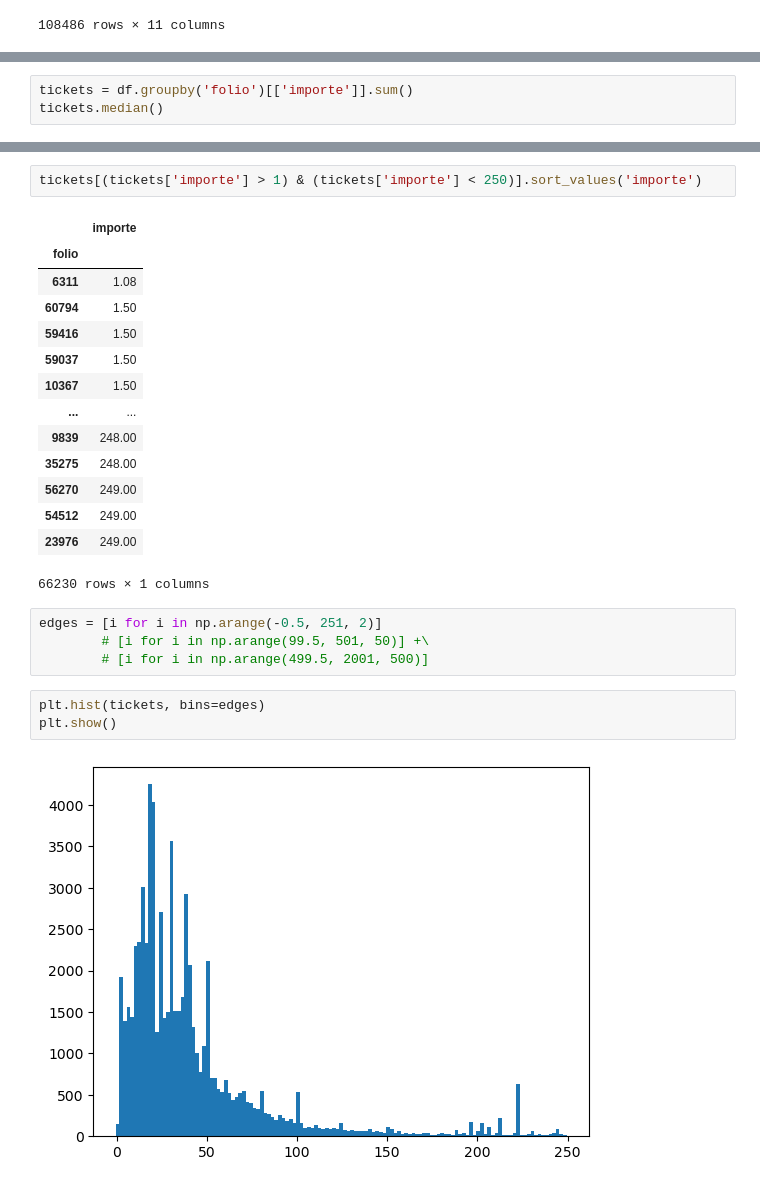
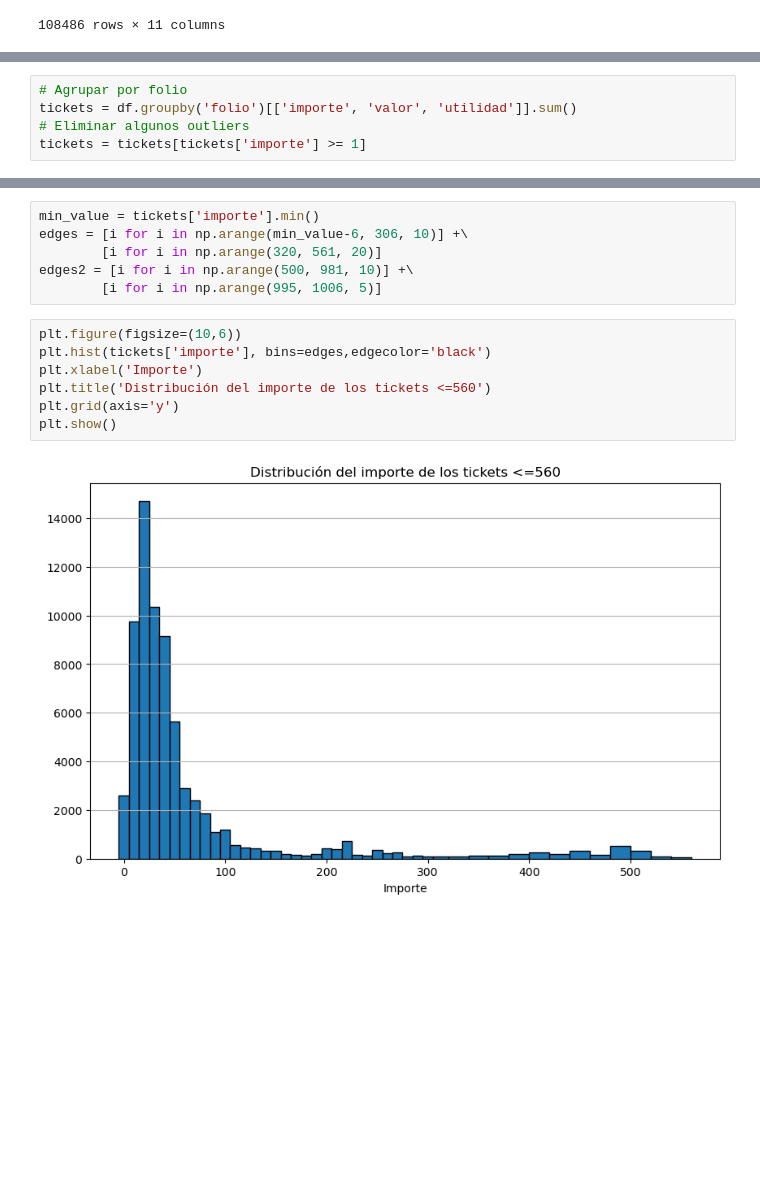
Before and after one commit to abrahambarrer/data_science-roadmap, a Jupyter notebook: tienda/icsi.ipynb, the cells around one changed output, grey strips where cells are left out. Drawn from its saved outputs; the diff is of its cells as text; blank space fills up the shorter version.

```diff
--- a/tienda/icsi.ipynb
+++ b/tienda/icsi.ipynb
@@ -46,3 +50,5 @@ cantidad_productos.sort_values('cantidad', ascending=False)
 # %%
-tickets = df.groupby('folio')[['importe']].sum()
-tickets.median()
+# Agrupar por folio
+tickets = df.groupby('folio')[['importe', 'valor', 'utilidad']].sum()
+# Eliminar algunos outliers
+tickets = tickets[tickets['importe'] >= 1]
@@ -59,26 +82,15 @@ df.loc[df['folio'] == 34119]
-# %%
-tickets[(tickets['importe'] > 1) & (tickets['importe'] < 250)].sort_values('importe')
-# %% [output]
-|  | importe |
-| folio |  |
-| 6311 | 1.08 |
-| 60794 | 1.50 |
-| 59416 | 1.50 |
-| 59037 | 1.50 |
-| 10367 | 1.50 |
-| ... | ... |
-| 9839 | 248.00 |
-| 35275 | 248.00 |
-| 56270 | 249.00 |
-| 54512 | 249.00 |
-| 23976 | 249.00 |
-66230 rows × 1 columns
 # %%
-edges = [i for i in np.arange(-0.5, 251, 2)]
-        # [i for i in np.arange(99.5, 501, 50)] +\
-        # [i for i in np.arange(499.5, 2001, 500)]
+min_value = tickets['importe'].min()
+edges = [i for i in np.arange(min_value-6, 306, 10)] +\
+        [i for i in np.arange(320, 561, 20)]
+edges2 = [i for i in np.arange(500, 981, 10)] +\
+        [i for i in np.arange(995, 1006, 5)]
 # %%
-plt.hist(tickets, bins=edges)
+plt.figure(figsize=(10,6))
+plt.hist(tickets['importe'], bins=edges,edgecolor='black')
+plt.xlabel('Importe')
+plt.title('Distribución del importe de los tickets <=560')
+plt.grid(axis='y')
 plt.show()
 # %% [output]
-[figure, old version]
+[figure, new version]
```
Also changed, not shown: parts of 19 cells of this notebook.
